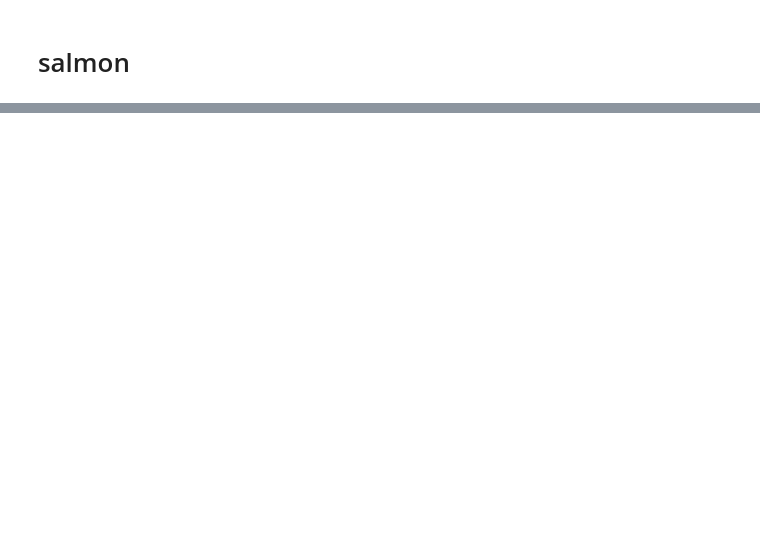
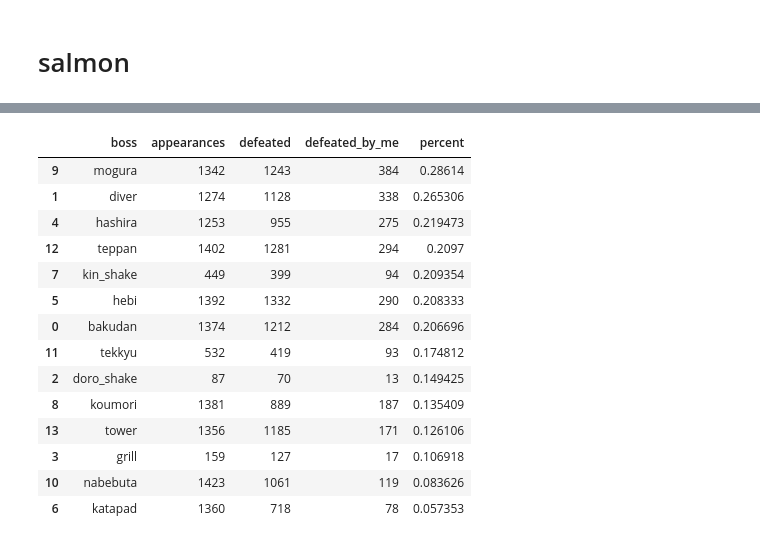
Before and after one commit to Laplusdestiny/play_with_statink, a Jupyter notebook: visualize.ipynb, the cells around one changed output, grey strips where cells are left out. Cells and saved outputs as stored; diff of their text form; code cells hidden in the pictures; blank space fills up the shorter version.

```diff
--- a/visualize.ipynb
+++ b/visualize.ipynb
@@ -172,10 +138,9 @@ px.bar(
 # %% [markdown]
 # salmon
 # %%
-salmon_path = Path("data/statink-salmon-Laplusdestiny.json").resolve()
+salmon_path = Path("data/statink-salmon-Laplusdestiny").resolve()
 with open(salmon_path) as f:
     salmon = list()
     for line in tqdm(f):
         salmon.append(json.loads(line))
         # data.append(line)
-salmon[0]
@@ -251,0 +180,10 @@ salmon_df[["golden_eggs", "power_eggs"]]
+# %%
+bosslist = list()
+for i in tqdm(salmon_df["bosses"]):
+    # display(pd.DataFrame(i).T)
+    bosslist.append(pd.DataFrame(i).T.reset_index())
+bosslist = pd.concat(bosslist)
+bosslist = bosslist.drop(columns="boss").rename(columns={"index": "boss"})
+bosslist.head()
+# tmp = pd.DataFrame(salmon_df.loc[0]["bosses"]).T
+# tmp
@@ -251,0 +197,20 @@ salmon_df[["golden_eggs", "power_eggs"]]
+# %%
+boss = bosslist.groupby("boss").sum().reset_index()
+boss["percent"] = boss["defeated_by_me"] / boss["appearances"]
+boss.sort_values(by="percent", ascending=False)
+# %% [output]
+|  | boss | appearances | defeated | defeated_by_me | percent |
+| 9 | mogura | 1342 | 1243 | 384 | 0.28614 |
+| 1 | diver | 1274 | 1128 | 338 | 0.265306 |
+| 4 | hashira | 1253 | 955 | 275 | 0.219473 |
+| 12 | teppan | 1402 | 1281 | 294 | 0.2097 |
+| 7 | kin_shake | 449 | 399 | 94 | 0.209354 |
+| 5 | hebi | 1392 | 1332 | 290 | 0.208333 |
+| 0 | bakudan | 1374 | 1212 | 284 | 0.206696 |
+| 11 | tekkyu | 532 | 419 | 93 | 0.174812 |
+| 2 | doro_shake | 87 | 70 | 13 | 0.149425 |
+| 8 | koumori | 1381 | 889 | 187 | 0.135409 |
+| 13 | tower | 1356 | 1185 | 171 | 0.126106 |
+| 3 | grill | 159 | 127 | 17 | 0.106918 |
+| 10 | nabebuta | 1423 | 1061 | 119 | 0.083626 |
+| 6 | katapad | 1360 | 718 | 78 | 0.057353 |
```
Also changed, not shown: parts of 24 cells of this notebook, 1 other file.
